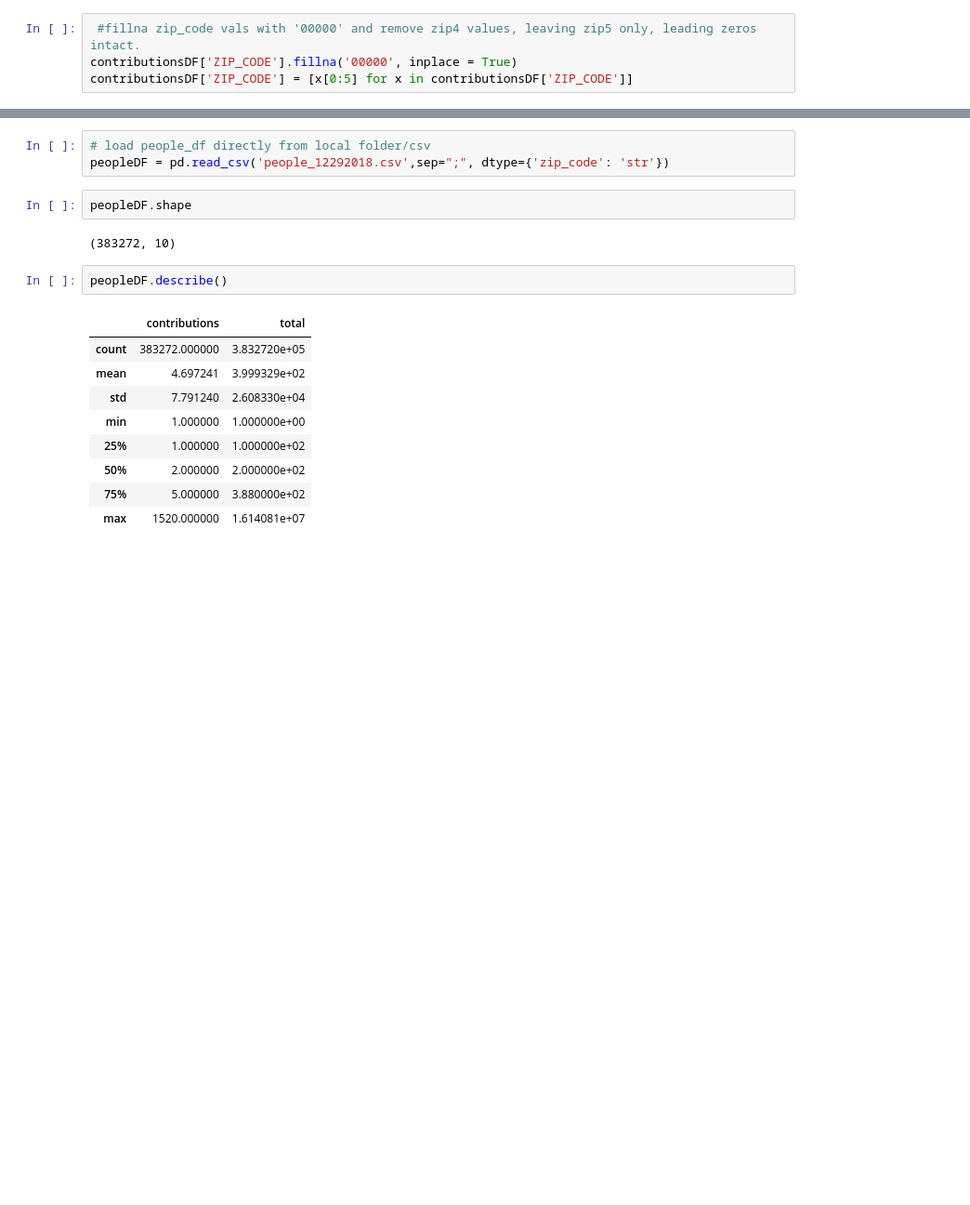
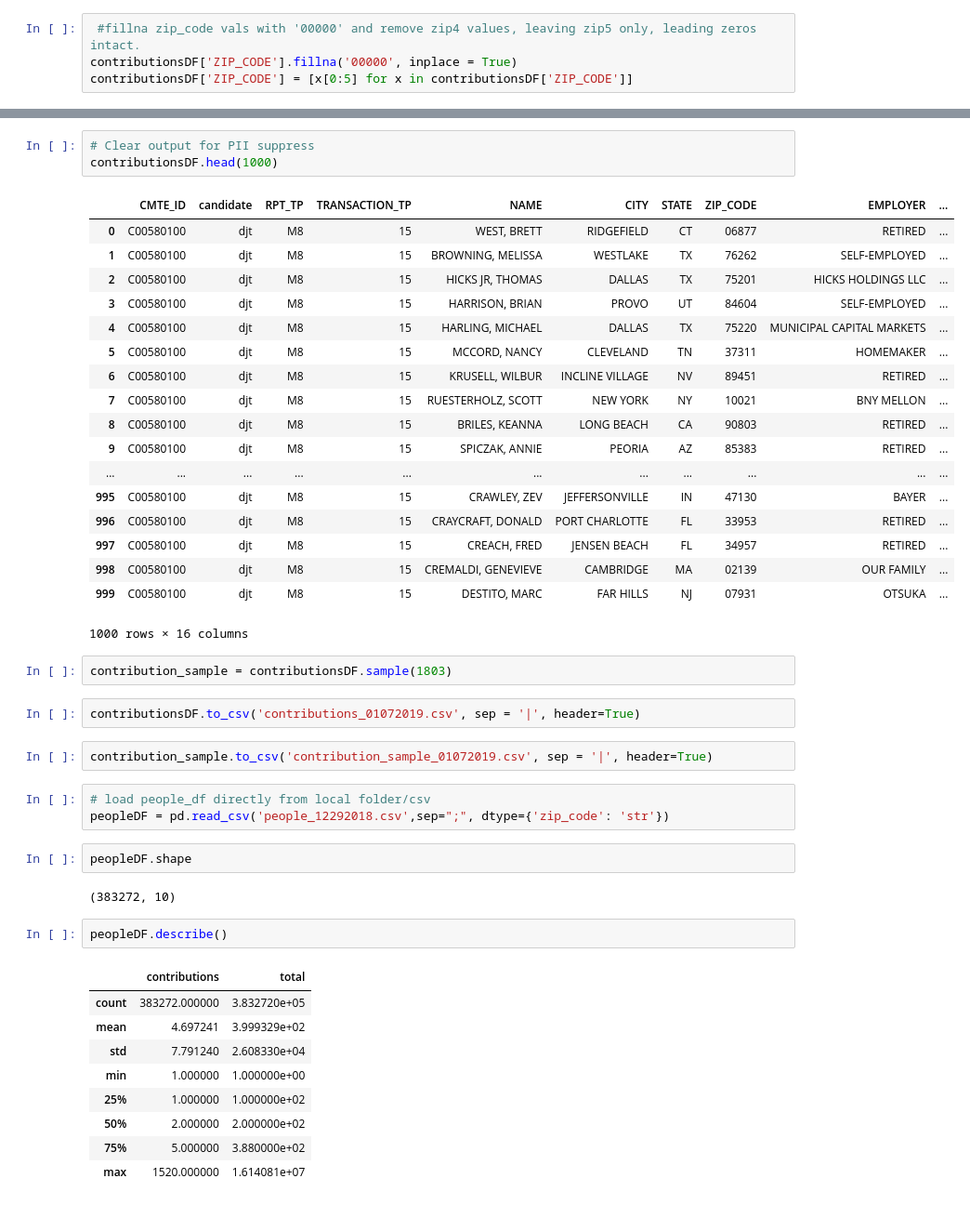
Before and after one commit to sellis4536/uncc_dbc_proj02, a Jupyter notebook: project02_data.ipynb, the cells around one changed output, grey strips where cells are left out. Shown at 93% size. Cells and saved outputs as stored; diff of their text form; blank space fills up the shorter version.

```diff
--- a/project02_data.ipynb
+++ b/project02_data.ipynb
@@ -81,3 +94,31 @@ contributionsDF.head()
+# %%
+# Clear output for PII suppress
+contributionsDF.head(1000)
+# %% [output]
+|  | CMTE_ID | candidate | RPT_TP | TRANSACTION_TP | NAME | CITY | STATE | ZIP_CODE | EMPLOYER | ... |
+| 0 | C00580100 | djt | M8 | 15 | WEST, BRETT | RIDGEFIELD | CT | 06877 | RETIRED | ... |
+| 1 | C00580100 | djt | M8 | 15 | BROWNING, MELISSA | WESTLAKE | TX | 76262 | SELF-EMPLOYED | ... |
+| 2 | C00580100 | djt | M8 | 15 | HICKS JR, THOMAS | DALLAS | TX | 75201 | HICKS HOLDINGS LLC | ... |
+| 3 | C00580100 | djt | M8 | 15 | HARRISON, BRIAN | PROVO | UT | 84604 | SELF-EMPLOYED | ... |
+| 4 | C00580100 | djt | M8 | 15 | HARLING, MICHAEL | DALLAS | TX | 75220 | MUNICIPAL CAPITAL MARKETS | ... |
+| 5 | C00580100 | djt | M8 | 15 | MCCORD, NANCY | CLEVELAND | TN | 37311 | HOMEMAKER | ... |
+| 6 | C00580100 | djt | M8 | 15 | KRUSELL, WILBUR | INCLINE VILLAGE | NV | 89451 | RETIRED | ... |
+| 7 | C00580100 | djt | M8 | 15 | RUESTERHOLZ, SCOTT | NEW YORK | NY | 10021 | BNY MELLON | ... |
+| 8 | C00580100 | djt | M8 | 15 | BRILES, KEANNA | LONG BEACH | CA | 90803 | RETIRED | ... |
+| 9 | C00580100 | djt | M8 | 15 | SPICZAK, ANNIE | PEORIA | AZ | 85383 | RETIRED | ... |
+| ... | ... | ... | ... | ... | ... | ... | ... | ... | ... | ... |
+| 995 | C00580100 | djt | M8 | 15 | CRAWLEY, ZEV | JEFFERSONVILLE | IN | 47130 | BAYER | ... |
+| 996 | C00580100 | djt | M8 | 15 | CRAYCRAFT, DONALD | PORT CHARLOTTE | FL | 33953 | RETIRED | ... |
+| 997 | C00580100 | djt | M8 | 15 | CREACH, FRED | JENSEN BEACH | FL | 34957 | RETIRED | ... |
+| 998 | C00580100 | djt | M8 | 15 | CREMALDI, GENEVIEVE | CAMBRIDGE | MA | 02139 | OUR FAMILY | ... |
+| 999 | C00580100 | djt | M8 | 15 | DESTITO, MARC | FAR HILLS | NJ | 07931 | OTSUKA | ... |
+1000 rows × 16 columns
+# %%
+contribution_sample = contributionsDF.sample(1803)
+# %%
+contributionsDF.to_csv('contributions_01072019.csv', sep = '|', header=True)
+# %%
+contribution_sample.to_csv('contribution_sample_01072019.csv', sep = '|', header=True)
 # %%
 # load people_df directly from local folder/csv
 peopleDF = pd.read_csv('people_12292018.csv',sep=";", dtype={'zip_code': 'str'})
```
Also changed, not shown: parts of 11 cells of this notebook.
